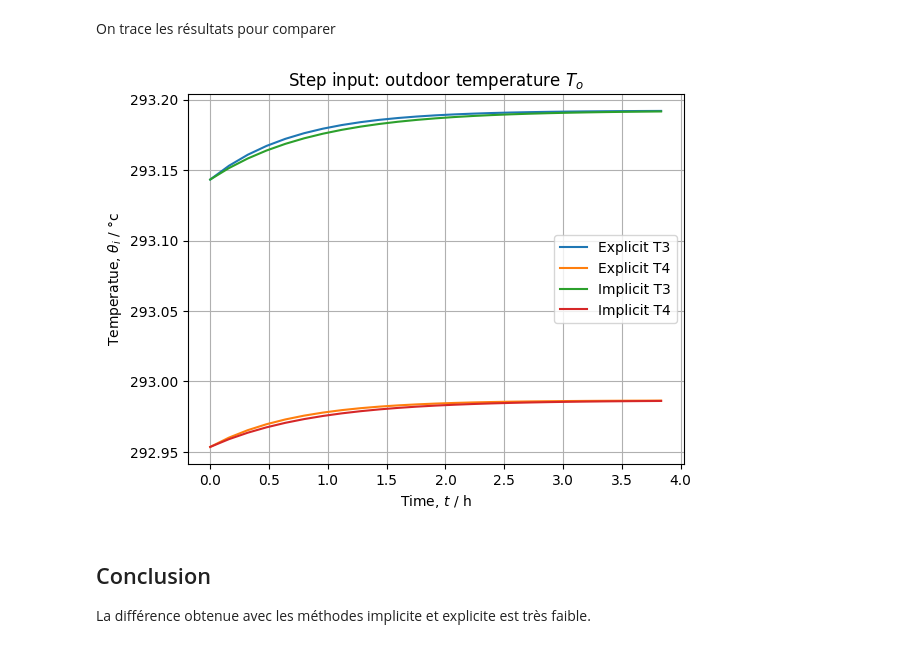
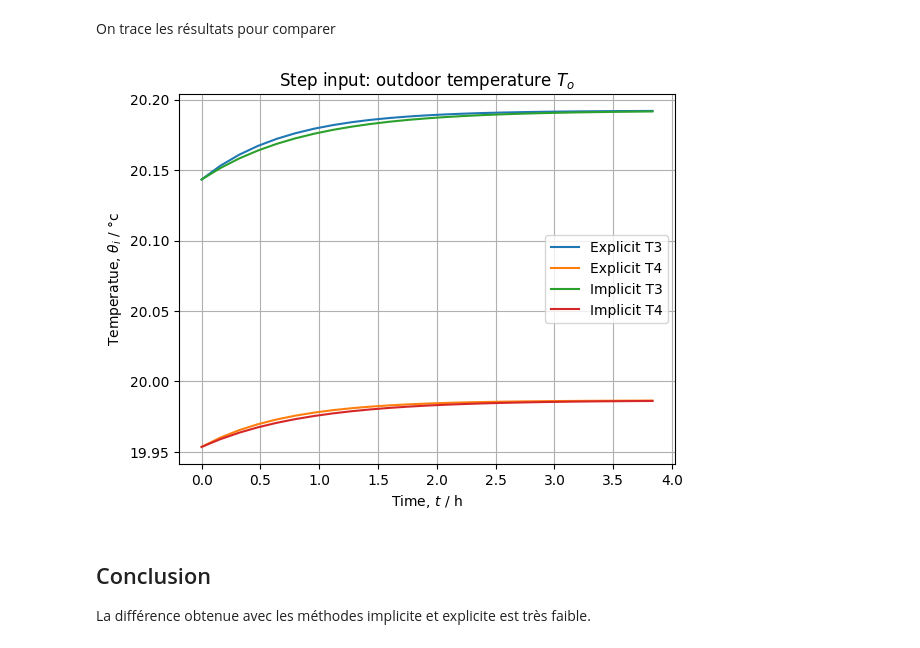
Before and after one commit to dm4bem-2023/5-reproducible-report-thomas-eryne-koechlin-claire, a Jupyter notebook: files/notebooks_Project dm4bem THOMAS KOECHLIN_Koechlin_Thomas (2).ipynb, the cells around one changed output. Cells and saved outputs as stored; diff of their text form; code cells hidden in the pictures.

```diff
--- a/files/notebooks_Project dm4bem THOMAS KOECHLIN_Koechlin_Thomas (2).ipynb
+++ b/files/notebooks_Project dm4bem THOMAS KOECHLIN_Koechlin_Thomas (2).ipynb
@@ -337,15 +337,15 @@ yimplicit = Cs @ Timplicit + Ds @  u
 On trace les résultats pour comparer
 # %%
 fig, ax = plt.subplots()
-ax.plot(t / 3600, yexplicit.T, t / 3600, yimplicit.T)
+ax.plot(t / 3600, yexplicit.T-273, t / 3600, yimplicit.T-273)
 ax.set(xlabel='Time, $t$ / h',
        ylabel='Temperatue, $θ_i$ / °c',
        title='Step input: outdoor temperature $T_o$')
 ax.legend(['Explicit T3', 'Explicit T4', 'Implicit T3', 'Implicit T4'])
 ax.grid()
 plt.show()
 # %% [output]
-[figure, old version]
+[figure, new version]
 # %% [markdown]
 ## Conclusion
 La différence obtenue avec les méthodes implicite et explicite est très faible.
```
